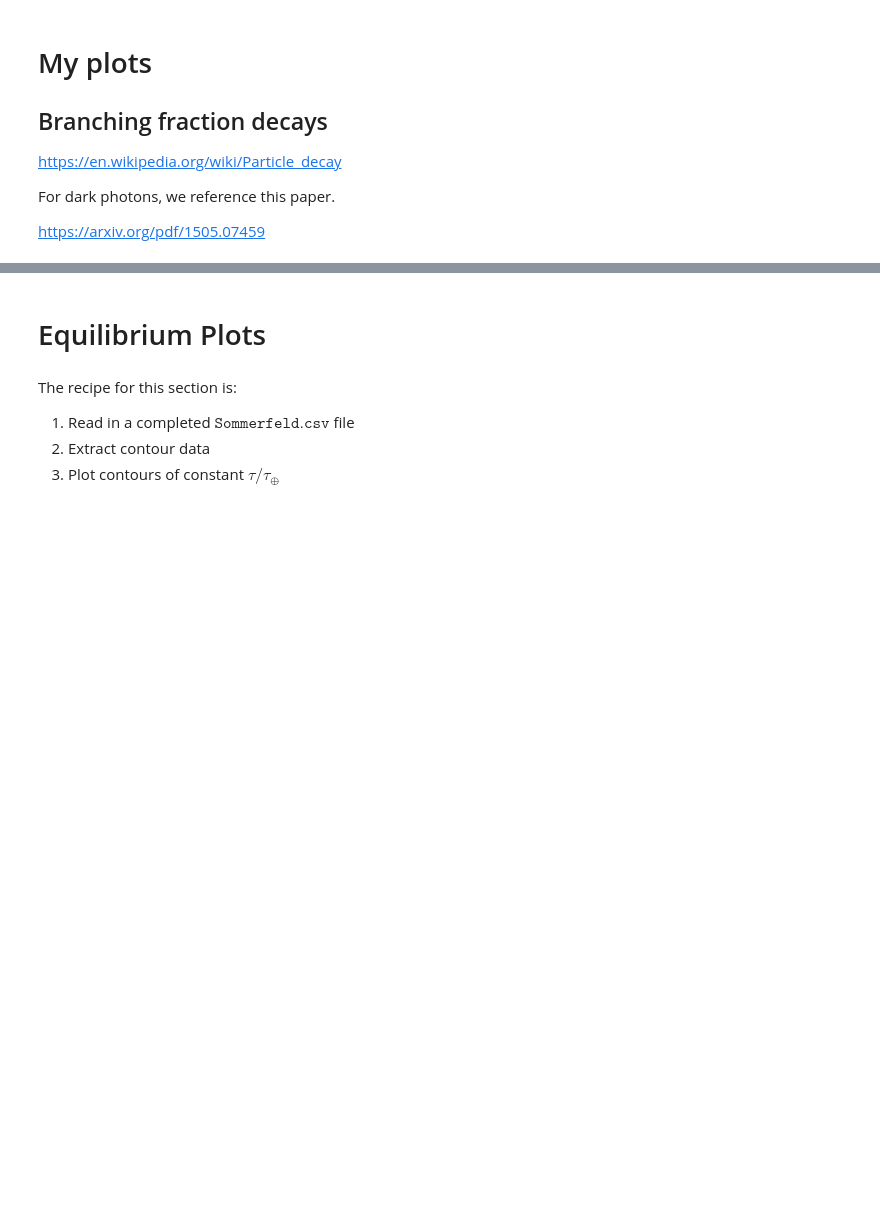
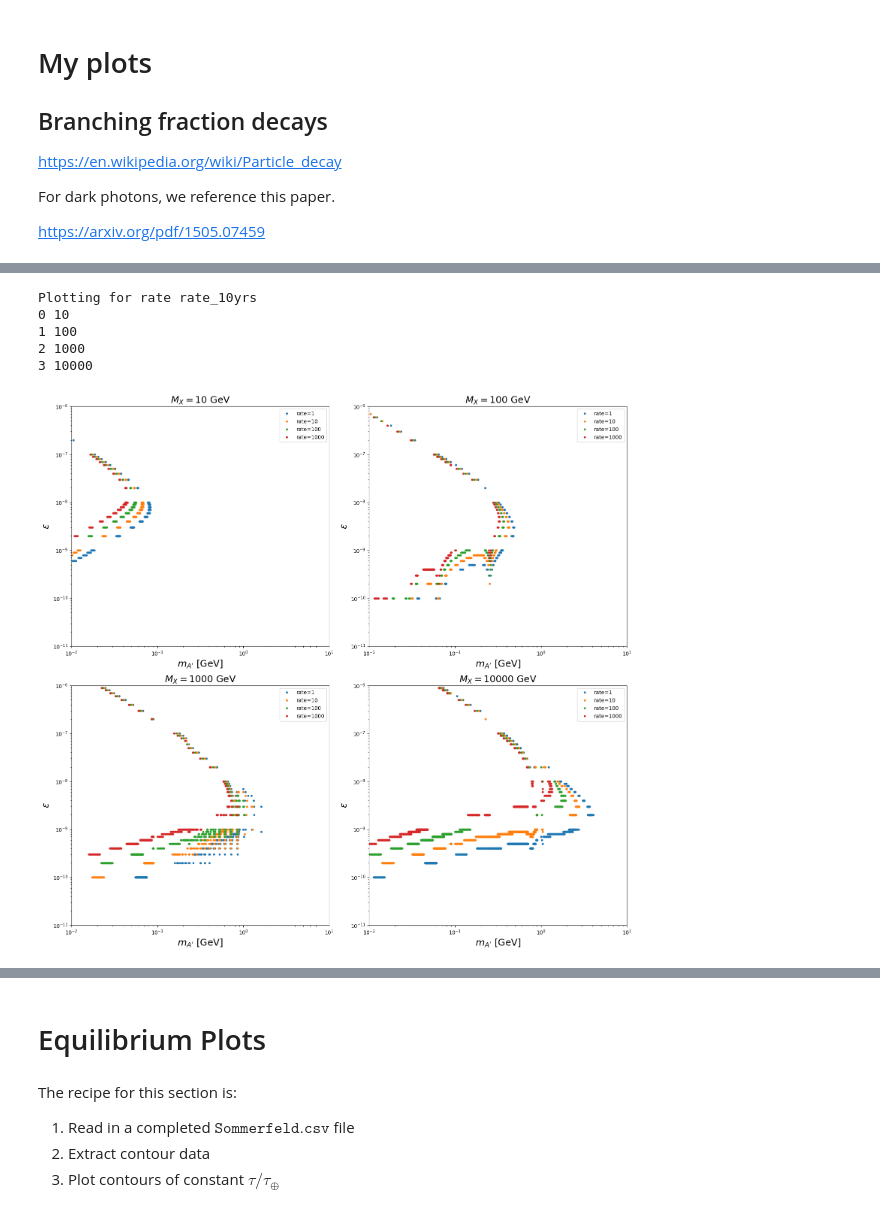
Before and after one commit to mattbellis/DarkCapPy, a Jupyter notebook: DarkCapPy/Template_Calculation/DarkCapPy_Template_MYEDITS.ipynb, the cells around one changed output, grey strips where cells are left out. Cells and saved outputs as stored; diff of their text form; code cells hidden in the pictures; blank space fills up the shorter version.

```diff
--- a/DarkCapPy/Template_Calculation/DarkCapPy_Template_MYEDITS.ipynb
+++ b/DarkCapPy/Template_Calculation/DarkCapPy_Template_MYEDITS.ipynb
@@ -1023,13 +1255,15 @@ df_results = pd.read_parquet(filename)
 
 #rate = df_results['rate_CMS_1month']
 
-final_state_particles = 'muons'
+#final_state_particles = 'muons'
+final_state_particles = 'electrons'
+
 alphax_assumption = 'MAX'
-#live_time = '10yrs'
-live_time = '1month'
+live_time = '10yrs'
+#live_time = '1month'
 
-#rate_detector = 'rate'
-rate_detector = 'rate_CMS'
+rate_detector = 'rate'
+#rate_detector = 'rate_CMS'
 
 filter = (df_results['final_state_particles']==final_state_particles)
 filter = filter & (df_results['alpha_therm_or_max']==alphax_assumption)
@@ -1066,30 +1300,37 @@ for idx,test_mx in enumerate(mxs):
 
         #x = df_tmp['ma']
         #y = df_tmp['epsilon']
 
         plt.plot(x[filter], y[filter], '.', label=f'rate={expected_rate}')
 
         #print(test_mx, expected_rate, df_results[filter]['rate_CMS'])
 
     plt.xlim(0.01, 10)
     plt.ylim(1e-11, 1e-6)
     plt.yscale('log')
     plt.xscale('log')
     plt.xlabel(r"$m_{A'}$ [GeV]", fontsize=18)
     plt.ylabel(r"$\epsilon$", fontsize=18)
 
     plt.legend()
 
     plt.title(f'$M_X = {int(test_mx):d}$ GeV', fontsize=18)
 #plt.legend()
 plt.tight_layout()
 
 #plt.savefig("Fig3_comparison_10_years_IceCube_electrons.png")
 #plt.savefig("Fig3_comparison_10_years_IceCube_muons.png")
 #plt.savefig("Fig3_comparison_1_month_CMS_electrons.png")
 
 #plt.savefig("Fig3_comparison_1_month_CMS_muons_alpha_therm.png")
 
 #plt.savefig("Fig3_comparison_1_month_CMS_muons_alpha_max_high_masses.png")
 file_string = f"Fig3_comparison_{rate_string}_{final_state_particles}_alphax_{alphax_assumption}_mX_range_{mxs[0]}_{mxs[-1]}.png"
 plt.savefig(file_string)
+# %% [output]
+Plotting for rate rate_10yrs
+0 10
+1 100
+2 1000
+3 10000
+[figure, added]
```
Also changed, not shown: parts of 30 cells of this notebook, 5 other files.
